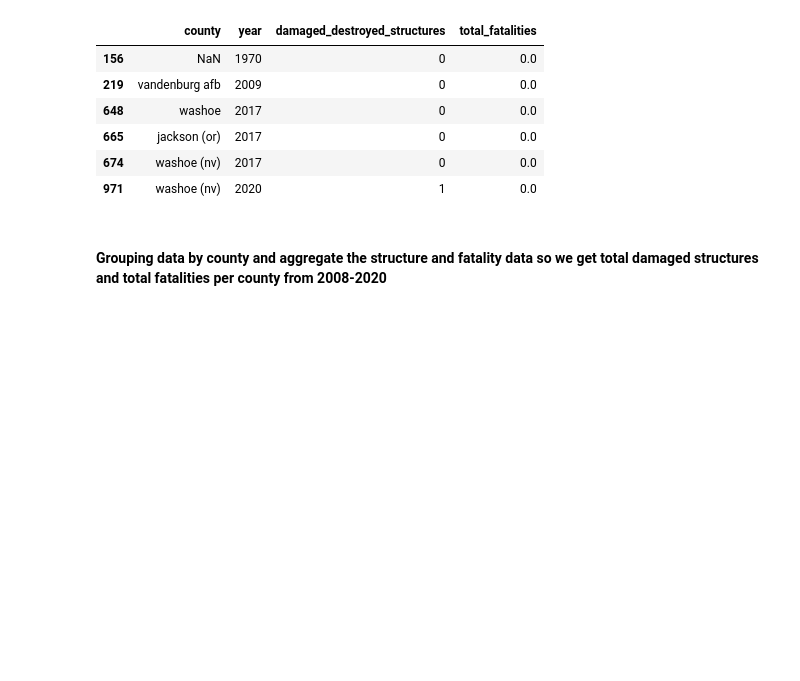
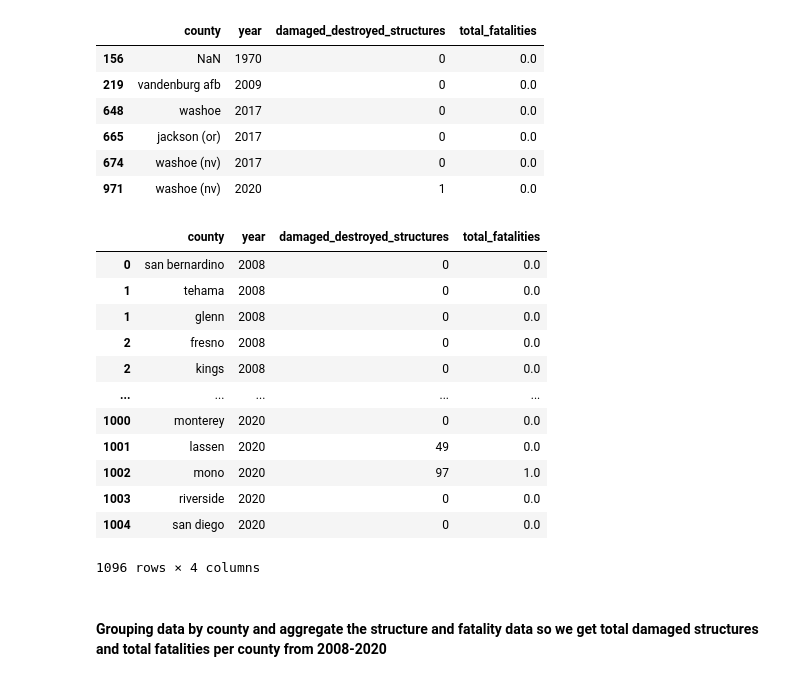
Before and after one commit to Eagle-Rock-Analytics/carb-climate-index, a Jupyter notebook: scripts/data_metric_calc/climate_wildfire_redbooks_loss.ipynb, the cells around one changed output. Cells and saved outputs as stored; diff of their text form; code cells hidden in the pictures; blank space fills up the shorter version.

```diff
--- a/scripts/data_metric_calc/climate_wildfire_redbooks_loss.ipynb
+++ b/scripts/data_metric_calc/climate_wildfire_redbooks_loss.ipynb
@@ -201,6 +202,22 @@ omitted_rows
 | 665 | jackson (or) | 2017 | 0 | 0.0 |
 | 674 | washoe (nv) | 2017 | 0 | 0.0 |
 | 971 | washoe (nv) | 2020 | 1 | 0.0 |
+# %%
+isolated_cleaned_wildfire_loss
+# %% [output]
+|  | county | year | damaged_destroyed_structures | total_fatalities |
+| 0 | san bernardino | 2008 | 0 | 0.0 |
+| 1 | tehama | 2008 | 0 | 0.0 |
+| 1 | glenn | 2008 | 0 | 0.0 |
+| 2 | fresno | 2008 | 0 | 0.0 |
+| 2 | kings | 2008 | 0 | 0.0 |
+| ... | ... | ... | ... | ... |
+| 1000 | monterey | 2020 | 0 | 0.0 |
+| 1001 | lassen | 2020 | 49 | 0.0 |
+| 1002 | mono | 2020 | 97 | 1.0 |
+| 1003 | riverside | 2020 | 0 | 0.0 |
+| 1004 | san diego | 2020 | 0 | 0.0 |
+1096 rows × 4 columns
 # %% [markdown]
 #### Grouping data by county and aggregate the structure and fatality data so we get total damaged structures and total fatalities per county from 2008-2020
 # %%
```
Also changed, not shown: parts of 14 cells of this notebook.
